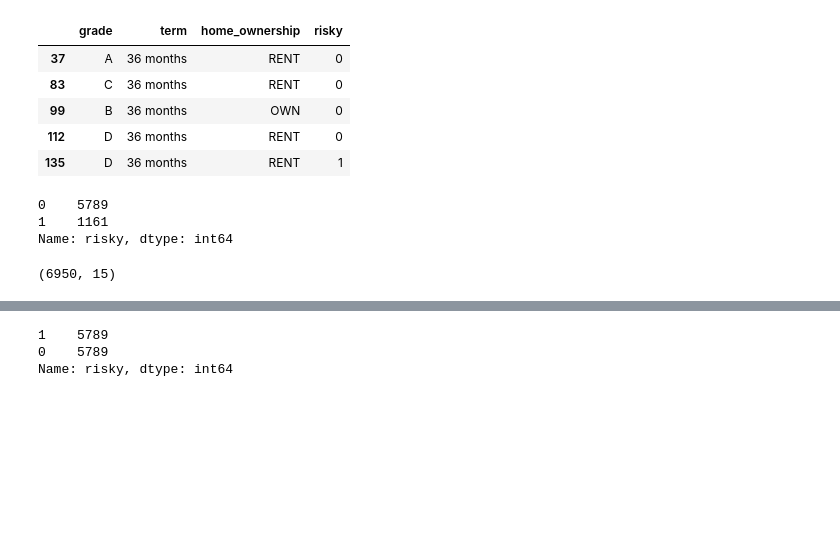
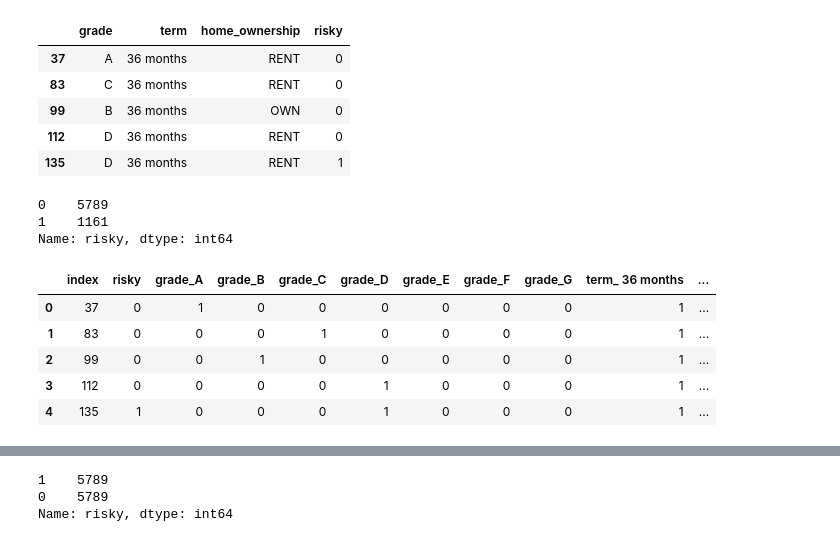
Before and after one commit to k-choonkiat/BT2101_Tutorials_2018_2019_SEM1, a Jupyter notebook: Tutorial 1. Numpy, Pandas and Decision Tree/Decision Tree_Postpruning.ipynb, the cells around one changed output, grey strips where cells are left out. Cells and saved outputs as stored; diff of their text form; code cells hidden in the pictures; blank space fills up the shorter version.

```diff
--- a/Tutorial 1. Numpy, Pandas and Decision Tree/Decision Tree_Postpruning.ipynb
+++ b/Tutorial 1. Numpy, Pandas and Decision Tree/Decision Tree_Postpruning.ipynb
@@ -517,10 +492,13 @@ dataset = dataset.reset_index()
 # %%
-dataset[output].value_counts() # Very unbalanced dataset
+print dataset[output].value_counts() # Very unbalanced dataset
+dataset.head(n=5)
 # %% [output]
 0    5789
 1    1161
 Name: risky, dtype: int64
+|  | index | risky | grade_A | grade_B | grade_C | grade_D | grade_E | grade_F | grade_G | term_ 36 months | ... |
+| 0 | 37 | 0 | 1 | 0 | 0 | 0 | 0 | 0 | 0 | 1 | ... |
+| 1 | 83 | 0 | 0 | 0 | 1 | 0 | 0 | 0 | 0 | 1 | ... |
+| 2 | 99 | 0 | 0 | 1 | 0 | 0 | 0 | 0 | 0 | 1 | ... |
+| 3 | 112 | 0 | 0 | 0 | 0 | 1 | 0 | 0 | 0 | 1 | ... |
+| 4 | 135 | 1 | 0 | 0 | 0 | 1 | 0 | 0 | 0 | 1 | ... |
-# %%
-dataset.shape
-# %% [output]
-(6950, 15)
```
Also changed, not shown: parts of 45 cells of this notebook.
